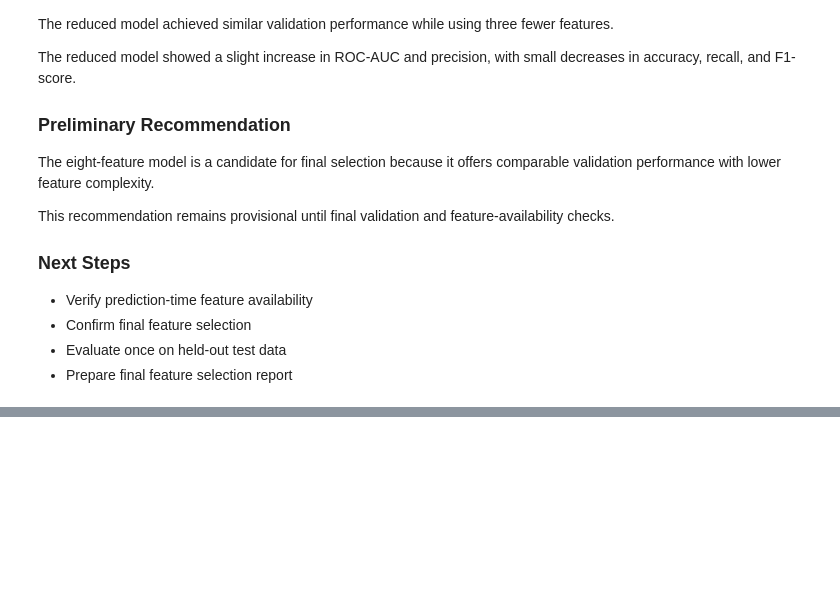
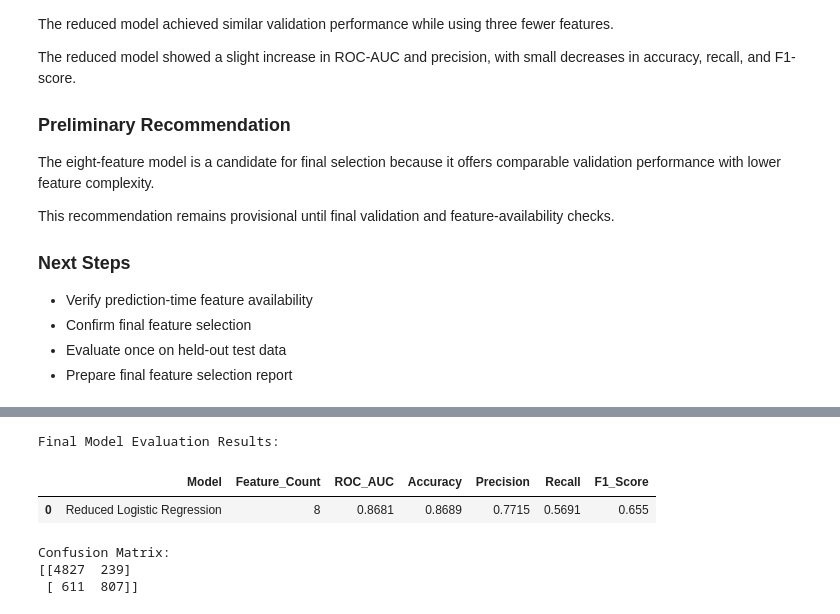
Before and after one commit to pujansonani/axlero-data-analytics, a Jupyter notebook: notebooks/member3/feature_selection_validation.ipynb, the cells around one changed output, grey strips where cells are left out. Cells and saved outputs as stored; diff of their text form; code cells hidden in the pictures; blank space fills up the shorter version.

```diff
--- a/notebooks/member3/feature_selection_validation.ipynb
+++ b/notebooks/member3/feature_selection_validation.ipynb
@@ -1334,0 +1473,47 @@ final validation and feature-availability checks.
+# %%
+
+from sklearn.metrics import (
+    roc_auc_score,
+    accuracy_score,
+    precision_score,
+    recall_score,
+    f1_score,
+    confusion_matrix
+)
+import pandas as pd
+
+# Prepare test data
+y_test = test_df["loan_status"]
+
+# Generate predictions
+y_pred = final_model.predict(
+    test_df[selected_features]
+)
+
+y_prob = final_model.predict_proba(
+    test_df[selected_features]
+)[:, 1]
+
+# Calculate evaluation metrics
+final_metrics = pd.DataFrame([{
+    "Model": "Reduced Logistic Regression",
+    "Feature_Count": len(selected_features),
+    "ROC_AUC": roc_auc_score(y_test, y_prob),
+    "Accuracy": accuracy_score(y_test, y_pred),
+    "Precision": precision_score(y_test, y_pred, zero_division=0),
+    "Recall": recall_score(y_test, y_pred, zero_division=0),
+    "F1_Score": f1_score(y_test, y_pred, zero_division=0)
+}])
+
+print("Final Model Evaluation Results:")
+display(final_metrics.round(4))
+
+print("\nConfusion Matrix:")
+print(confusion_matrix(y_test, y_pred))
+# %% [output]
+Final Model Evaluation Results:
+|  | Model | Feature_Count | ROC_AUC | Accuracy | Precision | Recall | F1_Score |
+| 0 | Reduced Logistic Regression | 8 | 0.8681 | 0.8689 | 0.7715 | 0.5691 | 0.655 |
+Confusion Matrix:
+[[4827  239]
+ [ 611  807]]
```
Also changed, not shown: parts of 10 cells of this notebook, 4 other files.
